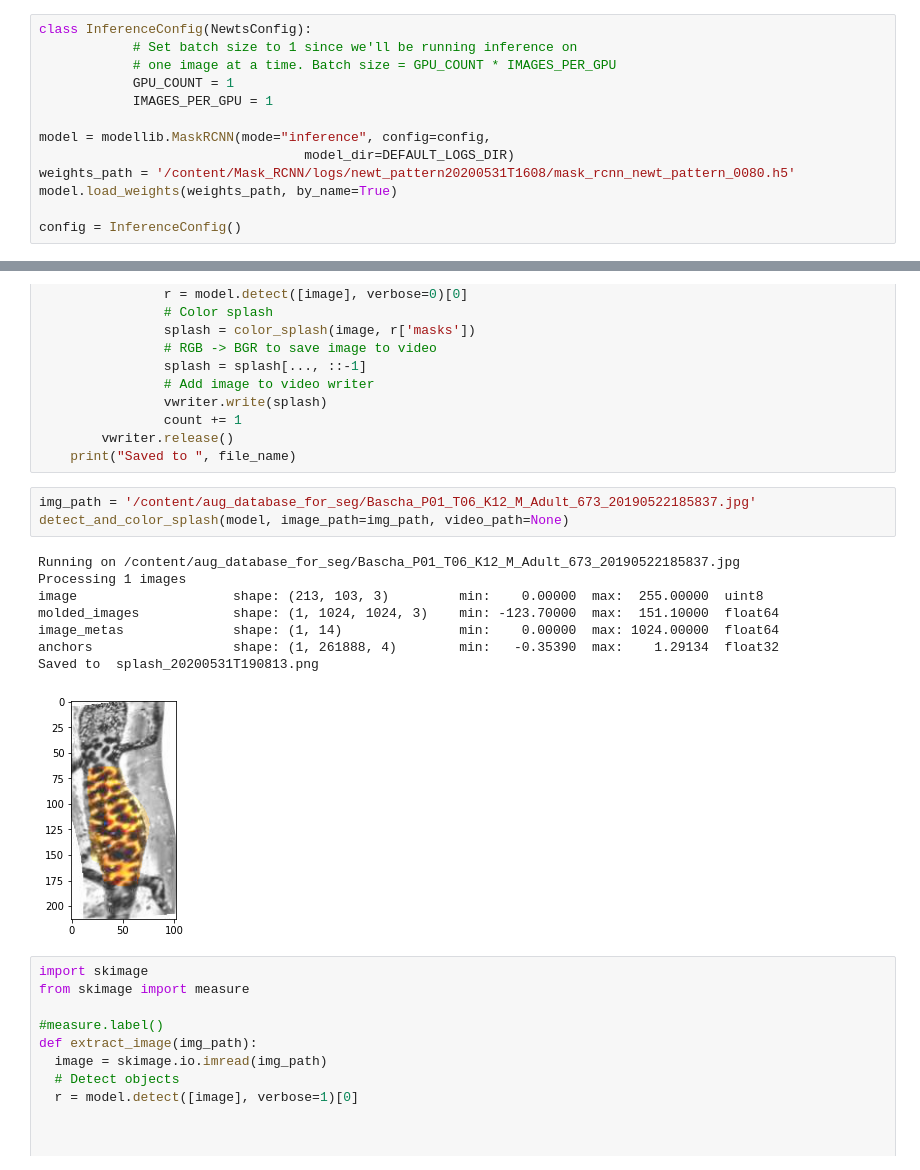
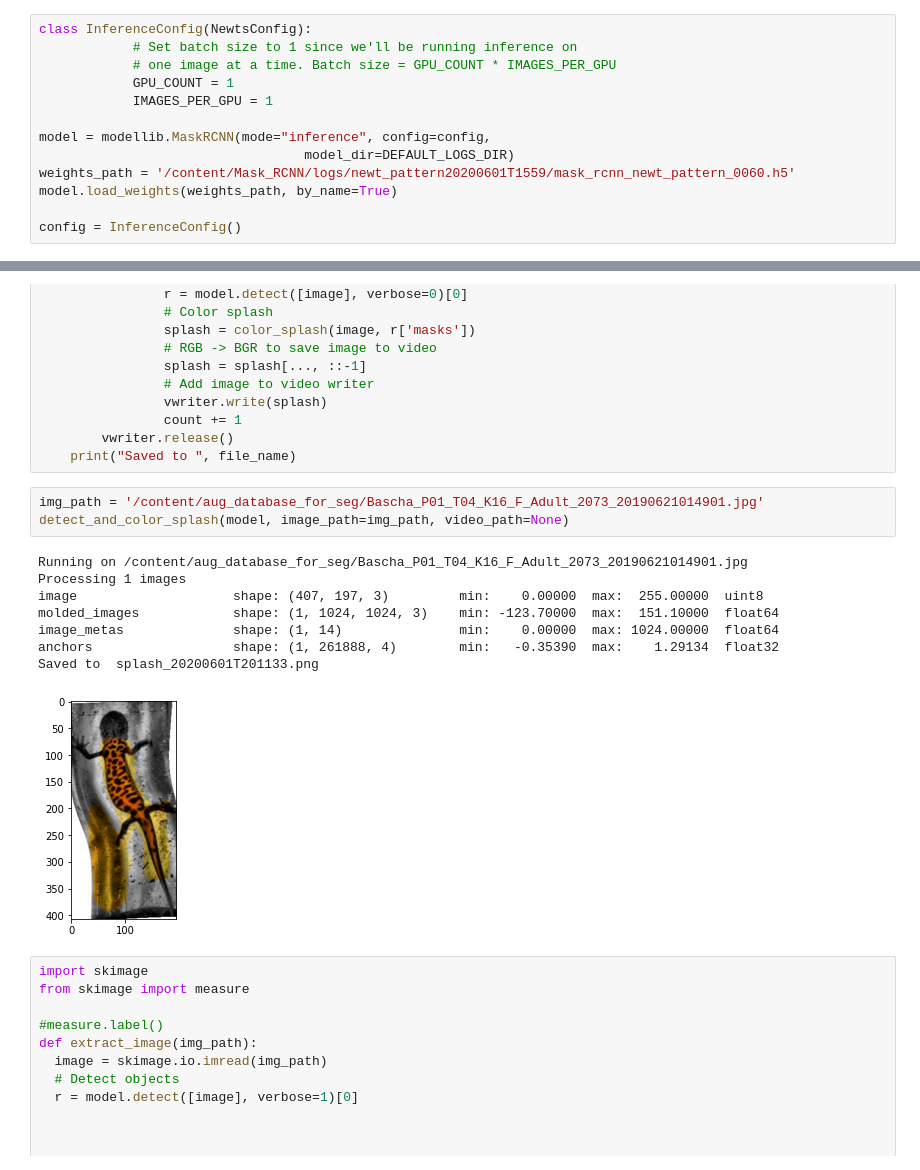
Before and after one commit to GuillaumeMagnette/Stage_Tritons, a Jupyter notebook: Mask_RCNN.ipynb, the cells around one changed output, grey strips where cells are left out. Cells and saved outputs as stored; diff of their text form.

```diff
--- a/Mask_RCNN.ipynb
+++ b/Mask_RCNN.ipynb
@@ -625,7 +628,7 @@ class InferenceConfig(NewtsConfig):
 
 model = modellib.MaskRCNN(mode="inference", config=config,
                                   model_dir=DEFAULT_LOGS_DIR)
-weights_path = '/content/Mask_RCNN/logs/newt_pattern20200531T1608/mask_rcnn_newt_pattern_0080.h5'
+weights_path = '/content/Mask_RCNN/logs/newt_pattern20200601T1559/mask_rcnn_newt_pattern_0060.h5'
 model.load_weights(weights_path, by_name=True)
 
 config = InferenceConfig()
@@ -702,17 +705,17 @@ def detect_and_color_splash(model, image_path=None, video_path=None):
         vwriter.release()
     print("Saved to ", file_name)
 # %%
-img_path = '/content/aug_database_for_seg/Bascha_P01_T06_K12_M_Adult_673_20190522185837.jpg'
+img_path = '/content/aug_database_for_seg/Bascha_P01_T04_K16_F_Adult_2073_20190621014901.jpg'
 detect_and_color_splash(model, image_path=img_path, video_path=None)
 # %% [output]
-Running on /content/aug_database_for_seg/Bascha_P01_T06_K12_M_Adult_673_20190522185837.jpg
+Running on /content/aug_database_for_seg/Bascha_P01_T04_K16_F_Adult_2073_20190621014901.jpg
 Processing 1 images
-image                    shape: (213, 103, 3)         min:    0.00000  max:  255.00000  uint8
+image                    shape: (407, 197, 3)         min:    0.00000  max:  255.00000  uint8
 molded_images            shape: (1, 1024, 1024, 3)    min: -123.70000  max:  151.10000  float64
 image_metas              shape: (1, 14)               min:    0.00000  max: 1024.00000  float64
 anchors                  shape: (1, 261888, 4)        min:   -0.35390  max:    1.29134  float32
-Saved to  splash_20200531T190813.png
+Saved to  splash_20200601T201133.png
-[figure, old version]
+[figure, new version]
 # %%
 import skimage
 from skimage import measure
```
Also changed, not shown: parts of 10 cells of this notebook.
